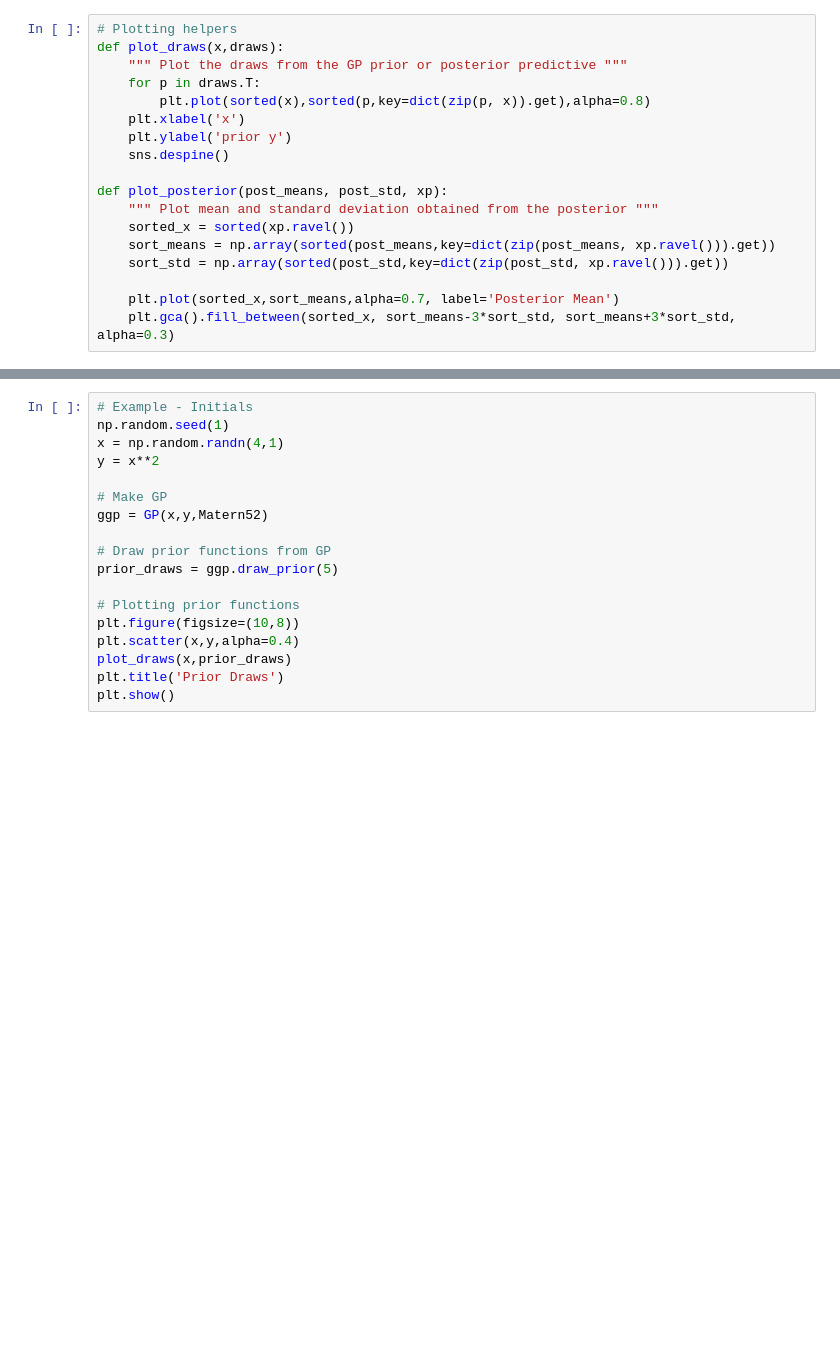
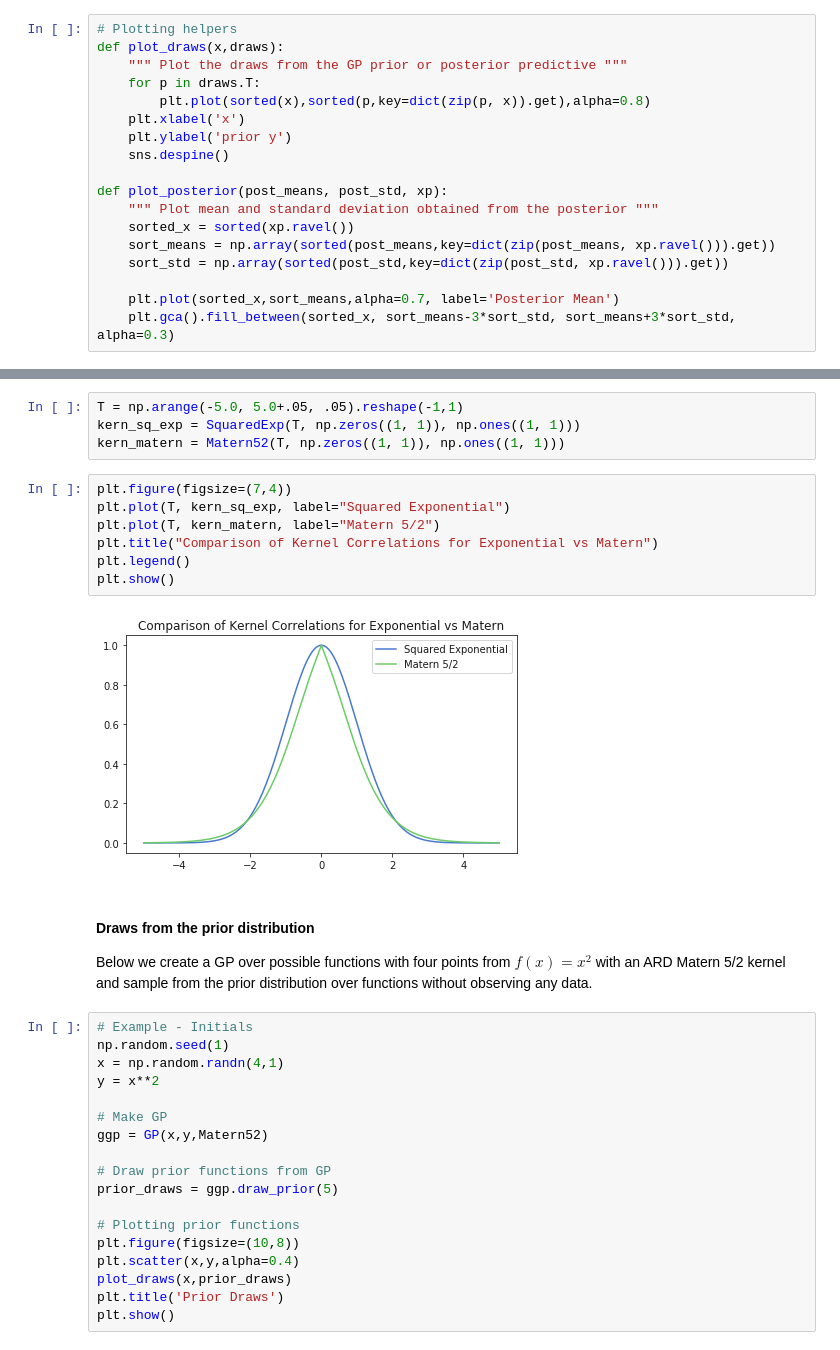
Before and after one commit to pblankley/bayes_opt, a Jupyter notebook: src/bayesian_opt.ipynb, the cells around one changed output, grey strips where cells are left out. Drawn from its saved outputs; the diff is of its cells as text; blank space fills up the shorter version.

Commit message:
Fixed typos and added graph with comparison of exponential vs matern kernel.

```diff
--- a/src/bayesian_opt.ipynb
+++ b/src/bayesian_opt.ipynb
@@ -81,3 +77,20 @@ Below we create a GP over possible functions with four points from $f(x)=x^2$ wi
+# %%
+T = np.arange(-5.0, 5.0+.05, .05).reshape(-1,1)
+kern_sq_exp = SquaredExp(T, np.zeros((1, 1)), np.ones((1, 1)))
+kern_matern = Matern52(T, np.zeros((1, 1)), np.ones((1, 1)))
+# %%
+plt.figure(figsize=(7,4))
+plt.plot(T, kern_sq_exp, label="Squared Exponential")
+plt.plot(T, kern_matern, label="Matern 5/2")
+plt.title("Comparison of Kernel Correlations for Exponential vs Matern")
+plt.legend()
+plt.show()
+# %% [output]
+[figure, added]
+# %% [markdown]
+#### Draws from the prior distribution
+
+Below we create a GP over possible functions with four points from $f(x)=x^2$ with an ARD Matern 5/2 kernel and sample from the prior distribution over functions without observing any data.
 # %%
 # Example - Initials
 np.random.seed(1)
```
Also changed, not shown: parts of 10 cells of this notebook.
